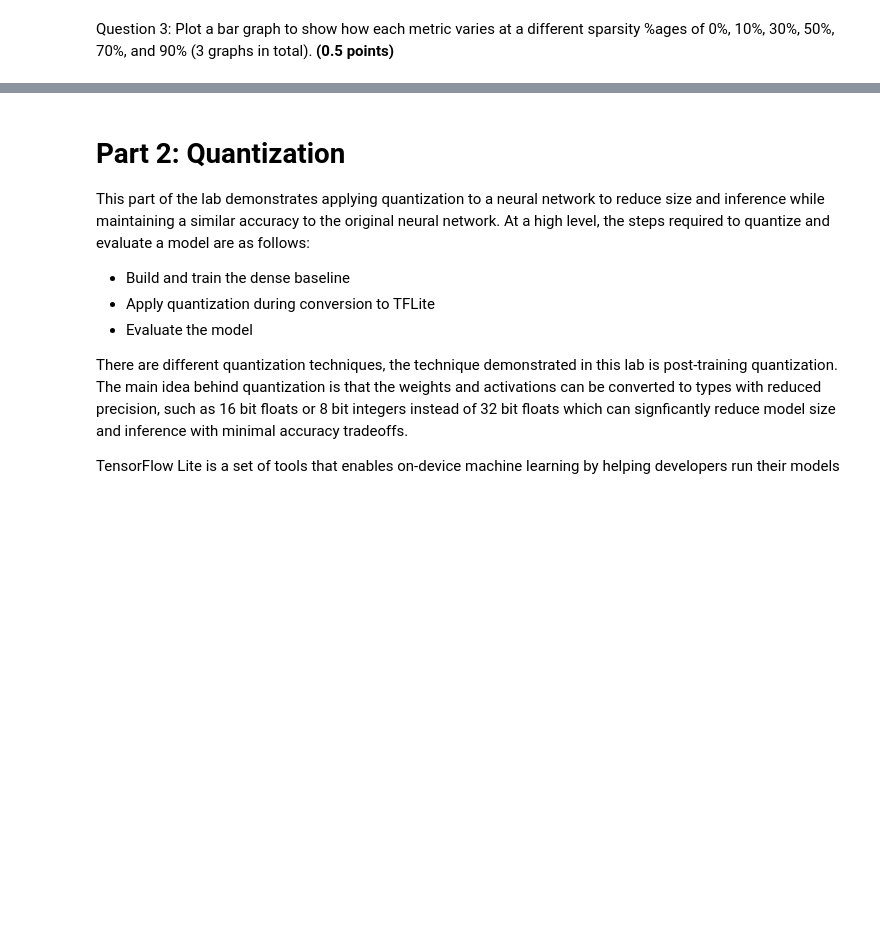
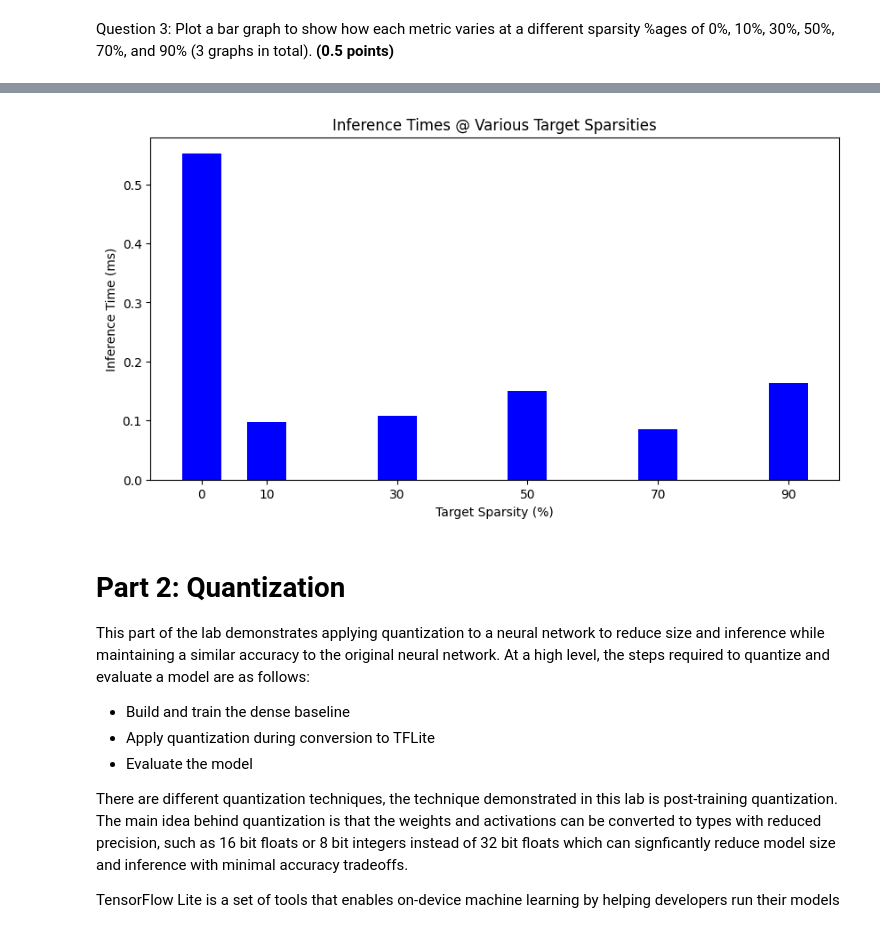
Before and after one commit to ENELEngineering/ENDG511, a Jupyter notebook: ENDG511_LAB_2_2024.ipynb, the cells around one changed output, grey strips where cells are left out. Drawn from its saved outputs; the diff is of its cells as text; code cells hidden in the pictures; blank space fills up the shorter version.

```diff
--- a/ENDG511_LAB_2_2024.ipynb
+++ b/ENDG511_LAB_2_2024.ipynb
@@ -464,3 +578,18 @@ Question 3: Plot a bar graph to show how each metric varies at a different spars
+# %%
+"""Inference Time"""
+sparsitys = [sparsity*100 for sparsity in target_sparsities]
+times = [t*1000 for t in inference_times]
+fig = plt.figure(figsize = (10, 5))
+
+# creating the bar plot
+plt.bar(sparsitys, times, color ='blue', width=6.0)
+plt.xlabel("Target Sparsity (%)")
+plt.ylabel("Inference Time (ms)")
+plt.xticks(sparsitys)
+plt.title("Inference Times @ Various Target Sparsities")
+plt.show()
+# %% [output]
+[figure, added]
 # %% [markdown]
 # **Part 2**:  Quantization
 This part of the lab demonstrates applying quantization to a neural network to reduce size and inference while maintaining a similar accuracy to the original neural network. At a high level, the steps required to quantize and evaluate a model are as follows:
```
Also changed, not shown: parts of 10 cells of this notebook.
